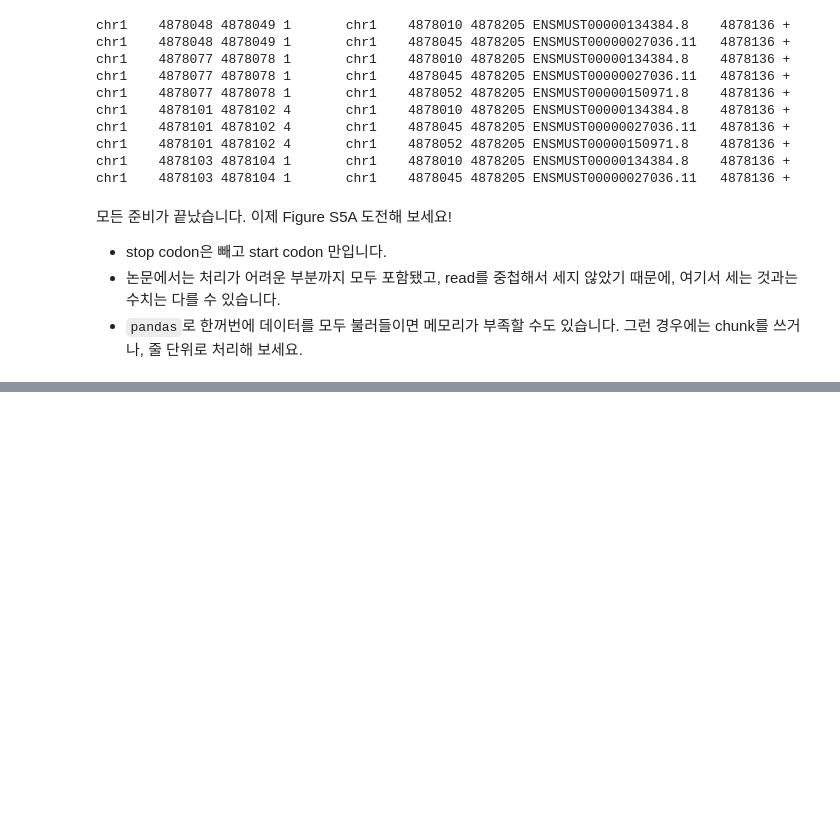
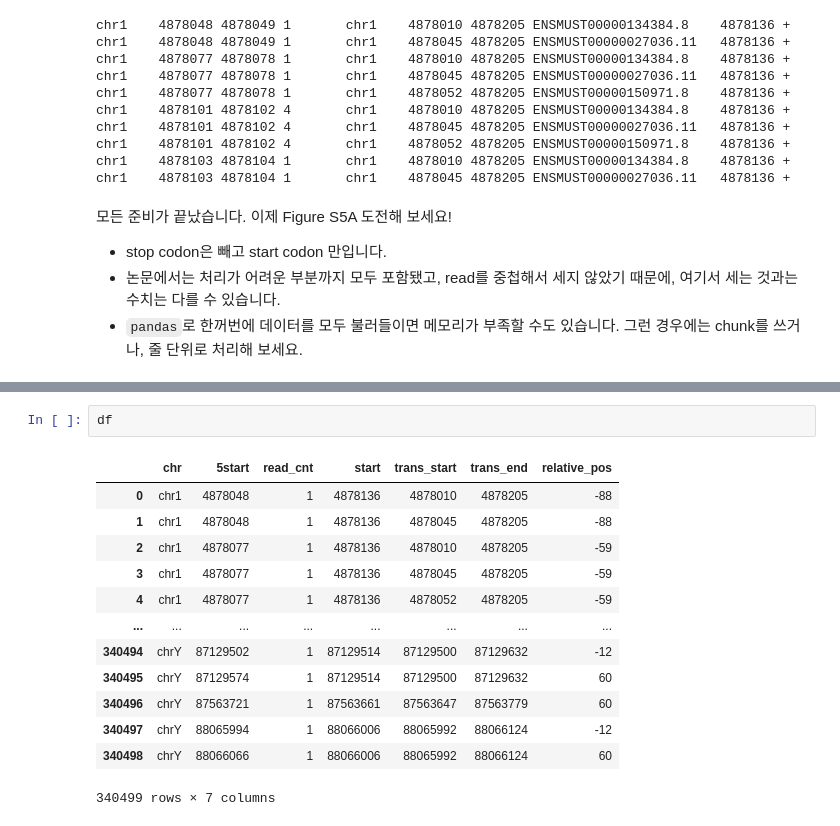
Before and after one commit to eugenebang/BnP1_termp, a Jupyter notebook: TermProj2.ipynb, the cells around one changed output, grey strips where cells are left out. Cells and saved outputs as stored; diff of their text form; blank space fills up the shorter version.

```diff
--- a/TermProj2.ipynb
+++ b/TermProj2.ipynb
@@ -233,0 +245,16 @@ df = pd.read_csv('fivepcounts-filtered-RPF-siLuc.txt', delimiter='\t', header=No
+# %%
+df
+# %% [output]
+|  | chr | 5start | read_cnt | start | trans_start | trans_end | relative_pos |
+| 0 | chr1 | 4878048 | 1 | 4878136 | 4878010 | 4878205 | -88 |
+| 1 | chr1 | 4878048 | 1 | 4878136 | 4878045 | 4878205 | -88 |
+| 2 | chr1 | 4878077 | 1 | 4878136 | 4878010 | 4878205 | -59 |
+| 3 | chr1 | 4878077 | 1 | 4878136 | 4878045 | 4878205 | -59 |
+| 4 | chr1 | 4878077 | 1 | 4878136 | 4878052 | 4878205 | -59 |
+| ... | ... | ... | ... | ... | ... | ... | ... |
+| 340494 | chrY | 87129502 | 1 | 87129514 | 87129500 | 87129632 | -12 |
+| 340495 | chrY | 87129574 | 1 | 87129514 | 87129500 | 87129632 | 60 |
+| 340496 | chrY | 87563721 | 1 | 87563661 | 87563647 | 87563779 | 60 |
+| 340497 | chrY | 88065994 | 1 | 88066006 | 88065992 | 88066124 | -12 |
+| 340498 | chrY | 88066066 | 1 | 88066006 | 88065992 | 88066124 | 60 |
+340499 rows × 7 columns
```
Also changed, not shown: parts of 6 cells of this notebook, 4 other files.
